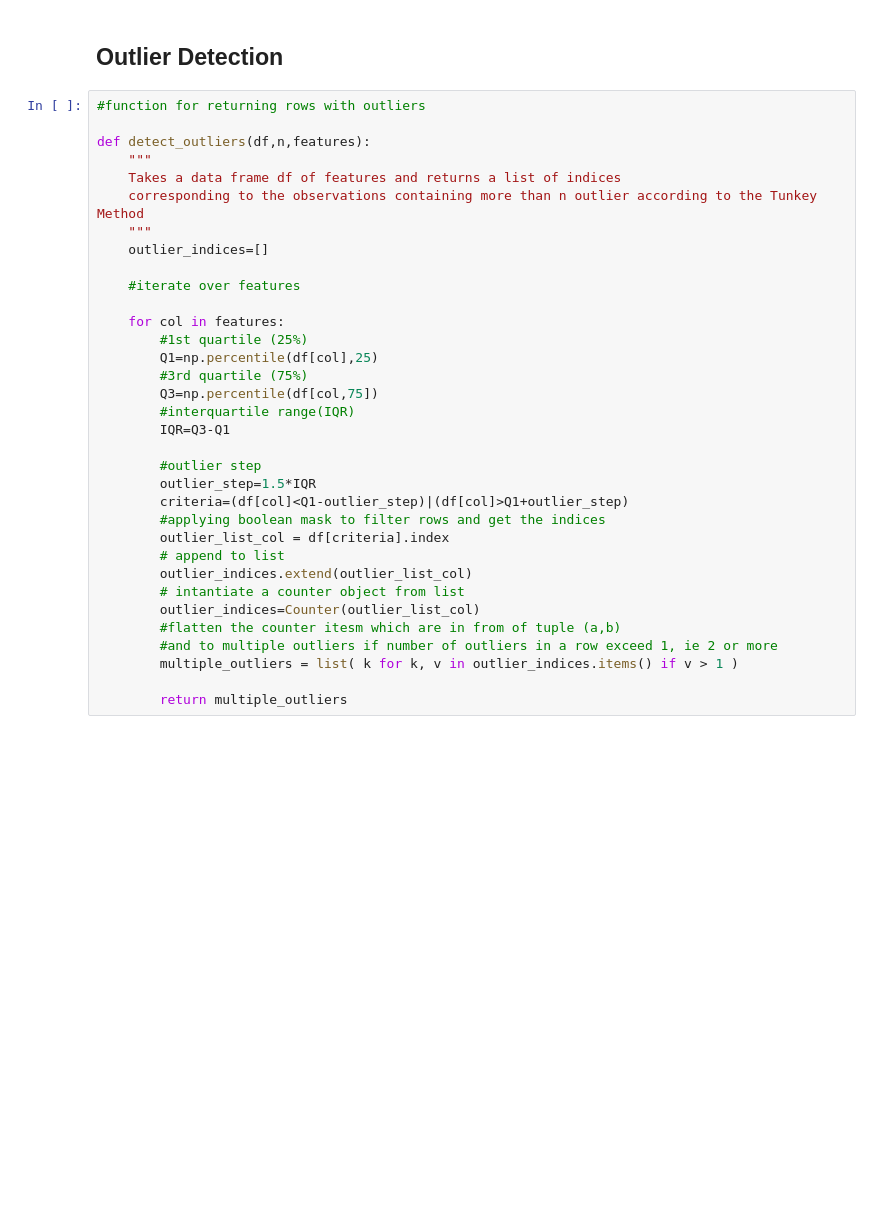
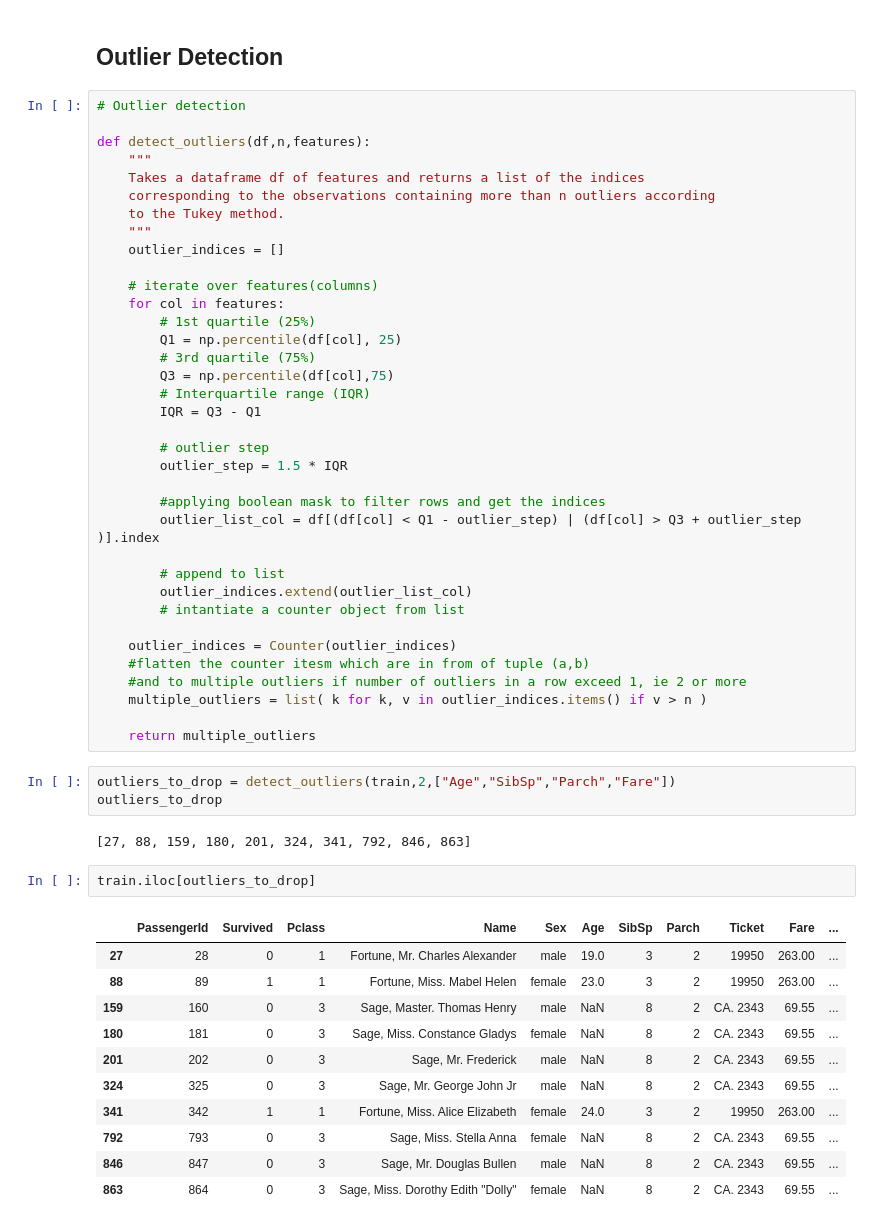
Before and after one commit to amritvirsinghx/Titanic-Machine-Learning-from-Disaster, a Jupyter notebook: advance_modelling_techniques.ipynb, the cells around one changed output. Cells and saved outputs as stored; diff of their text form; blank space fills up the shorter version.

```diff
--- a/advance_modelling_techniques.ipynb
+++ b/advance_modelling_techniques.ipynb
@@ -23,36 +26,57 @@ test = pd.read_csv("dataset/test.csv")
 # %% [markdown]
 ## Outlier Detection
 # %%
-#function for returning rows with outliers
+# Outlier detection
 
 def detect_outliers(df,n,features):
     """
-    Takes a data frame df of features and returns a list of indices
-    corresponding to the observations containing more than n outlier according to the Tunkey Method
+    Takes a dataframe df of features and returns a list of the indices
+    corresponding to the observations containing more than n outliers according
+    to the Tukey method.
     """
-    outlier_indices=[]
+    outlier_indices = []
 
-    #iterate over features
+    # iterate over features(columns)
+    for col in features:
+        # 1st quartile (25%)
+        Q1 = np.percentile(df[col], 25)
+        # 3rd quartile (75%)
+        Q3 = np.percentile(df[col],75)
+        # Interquartile range (IQR)
+        IQR = Q3 - Q1
 
-    for col in features:
-        #1st quartile (25%)
-        Q1=np.percentile(df[col],25)
-        #3rd quartile (75%)
-        Q3=np.percentile(df[col,75])
-        #interquartile range(IQR)
-        IQR=Q3-Q1
+        # outlier step
+        outlier_step = 1.5 * IQR
 
-        #outlier step
-        outlier_step=1.5*IQR
-        criteria=(df[col]<Q1-outlier_step)|(df[col]>Q1+outlier_step)
         #applying boolean mask to filter rows and get the indices
-        outlier_list_col = df[criteria].index
+        outlier_list_col = df[(df[col] < Q1 - outlier_step) | (df[col] > Q3 + outlier_step )].index
+
         # append to list
         outlier_indices.extend(outlier_list_col)
         # intantiate a counter object from list
-        outlier_indices=Counter(outlier_list_col)
-        #flatten the counter itesm which are in from of tuple (a,b)
-        #and to multiple outliers if number of outliers in a row exceed 1, ie 2 or more
-        multiple_outliers = list( k for k, v in outlier_indices.items() if v > 1 )
 
-        return multiple_outliers
+    outlier_indices = Counter(outlier_indices)
+    #flatten the counter itesm which are in from of tuple (a,b)
+    #and to multiple outliers if number of outliers in a row exceed 1, ie 2 or more
+    multiple_outliers = list( k for k, v in outlier_indices.items() if v > n )
+
+    return multiple_outliers
+# %%
+outliers_to_drop = detect_outliers(train,2,["Age","SibSp","Parch","Fare"])
+outliers_to_drop
+# %% [output]
+[27, 88, 159, 180, 201, 324, 341, 792, 846, 863]
+# %%
+train.iloc[outliers_to_drop]
+# %% [output]
+|  | PassengerId | Survived | Pclass | Name | Sex | Age | SibSp | Parch | Ticket | Fare | ... |
+| 27 | 28 | 0 | 1 | Fortune, Mr. Charles Alexander | male | 19.0 | 3 | 2 | 19950 | 263.00 | ... |
+| 88 | 89 | 1 | 1 | Fortune, Miss. Mabel Helen | female | 23.0 | 3 | 2 | 19950 | 263.00 | ... |
+| 159 | 160 | 0 | 3 | Sage, Master. Thomas Henry | male | NaN | 8 | 2 | CA. 2343 | 69.55 | ... |
+| 180 | 181 | 0 | 3 | Sage, Miss. Constance Gladys | female | NaN | 8 | 2 | CA. 2343 | 69.55 | ... |
+| 201 | 202 | 0 | 3 | Sage, Mr. Frederick | male | NaN | 8 | 2 | CA. 2343 | 69.55 | ... |
+| 324 | 325 | 0 | 3 | Sage, Mr. George John Jr | male | NaN | 8 | 2 | CA. 2343 | 69.55 | ... |
+| 341 | 342 | 1 | 1 | Fortune, Miss. Alice Elizabeth | female | 24.0 | 3 | 2 | 19950 | 263.00 | ... |
+| 792 | 793 | 0 | 3 | Sage, Miss. Stella Anna | female | NaN | 8 | 2 | CA. 2343 | 69.55 | ... |
+| 846 | 847 | 0 | 3 | Sage, Mr. Douglas Bullen | male | NaN | 8 | 2 | CA. 2343 | 69.55 | ... |
+| 863 | 864 | 0 | 3 | Sage, Miss. Dorothy Edith "Dolly" | female | NaN | 8 | 2 | CA. 2343 | 69.55 | ... |
```
Also changed, not shown: parts of 16 cells of this notebook.
